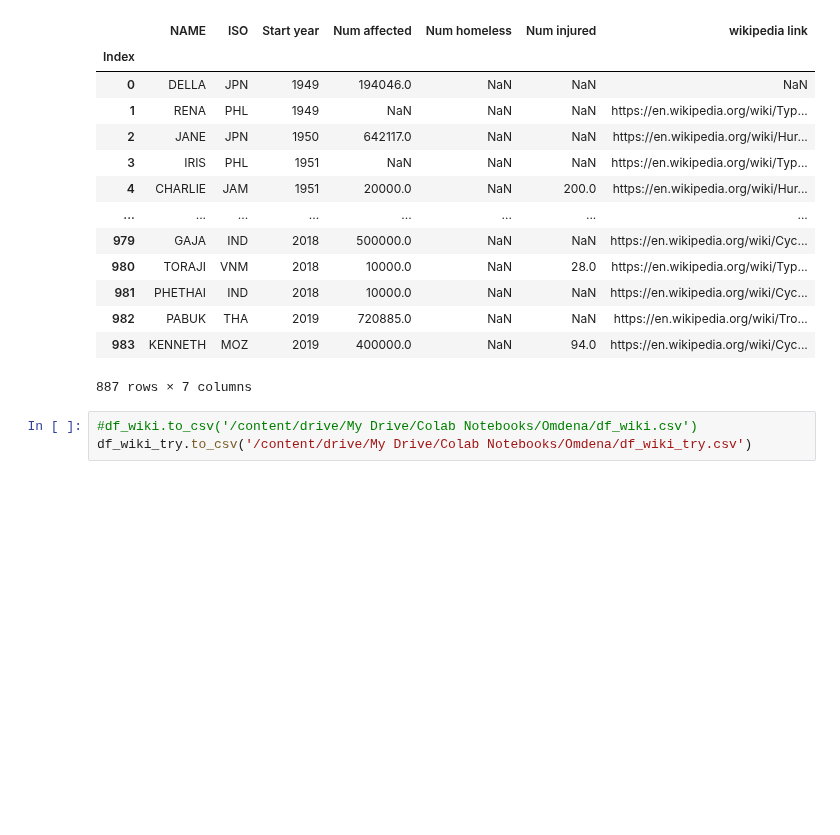
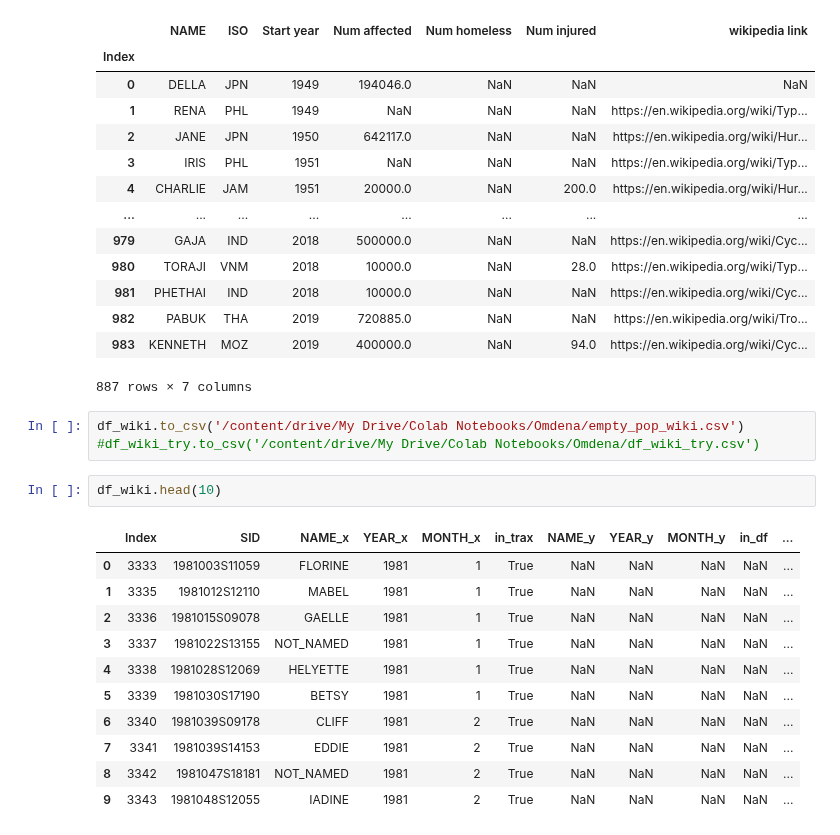
Before and after one commit to OmdenaAI/wfpdisrel, a Jupyter notebook: #task1-datacollection/wikipediaLinks.ipynb, the cells around one changed output. Drawn from its saved outputs; the diff is of its cells as text; blank space fills up the shorter version.

```diff
--- a/#task1-datacollection/wikipediaLinks.ipynb
+++ b/#task1-datacollection/wikipediaLinks.ipynb
@@ -244,5 +209,19 @@ df_wiki_try
 | 983 | KENNETH | MOZ | 2019 | 400000.0 | NaN | 94.0 | https://en.wikipedia.org/wiki/Cyc... |
 887 rows × 7 columns
 # %%
-#df_wiki.to_csv('/content/drive/My Drive/Colab Notebooks/Omdena/df_wiki.csv')
-df_wiki_try.to_csv('/content/drive/My Drive/Colab Notebooks/Omdena/df_wiki_try.csv')
+df_wiki.to_csv('/content/drive/My Drive/Colab Notebooks/Omdena/empty_pop_wiki.csv')
+#df_wiki_try.to_csv('/content/drive/My Drive/Colab Notebooks/Omdena/df_wiki_try.csv')
+# %%
+df_wiki.head(10)
+# %% [output]
+|  | Index | SID | NAME_x | YEAR_x | MONTH_x | in_trax | NAME_y | YEAR_y | MONTH_y | in_df | ... |
+| 0 | 3333 | 1981003S11059 | FLORINE | 1981 | 1 | True | NaN | NaN | NaN | NaN | ... |
+| 1 | 3335 | 1981012S12110 | MABEL | 1981 | 1 | True | NaN | NaN | NaN | NaN | ... |
+| 2 | 3336 | 1981015S09078 | GAELLE | 1981 | 1 | True | NaN | NaN | NaN | NaN | ... |
+| 3 | 3337 | 1981022S13155 | NOT_NAMED | 1981 | 1 | True | NaN | NaN | NaN | NaN | ... |
+| 4 | 3338 | 1981028S12069 | HELYETTE | 1981 | 1 | True | NaN | NaN | NaN | NaN | ... |
+| 5 | 3339 | 1981030S17190 | BETSY | 1981 | 1 | True | NaN | NaN | NaN | NaN | ... |
+| 6 | 3340 | 1981039S09178 | CLIFF | 1981 | 2 | True | NaN | NaN | NaN | NaN | ... |
+| 7 | 3341 | 1981039S14153 | EDDIE | 1981 | 2 | True | NaN | NaN | NaN | NaN | ... |
+| 8 | 3342 | 1981047S18181 | NOT_NAMED | 1981 | 2 | True | NaN | NaN | NaN | NaN | ... |
+| 9 | 3343 | 1981048S12055 | IADINE | 1981 | 2 | True | NaN | NaN | NaN | NaN | ... |
```
Also changed, not shown: parts of 14 cells of this notebook.
